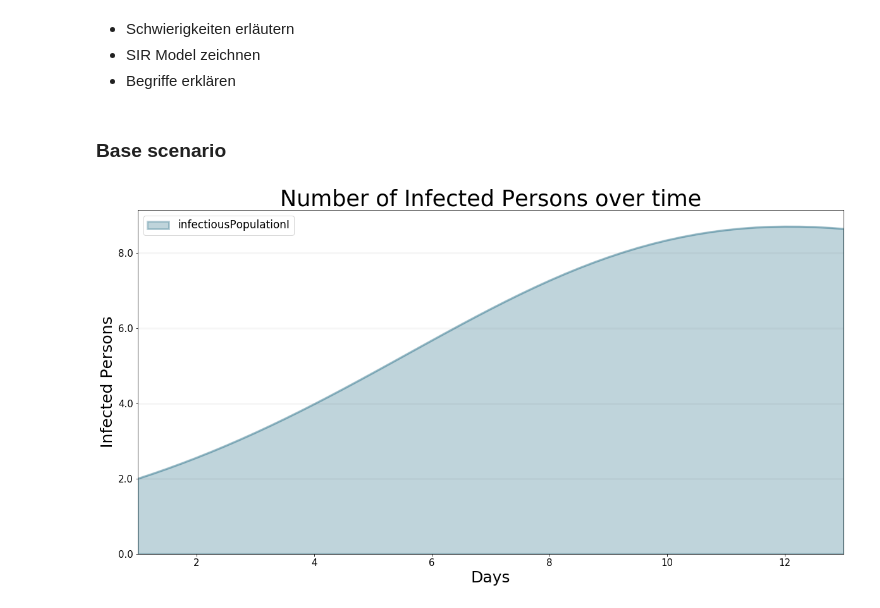
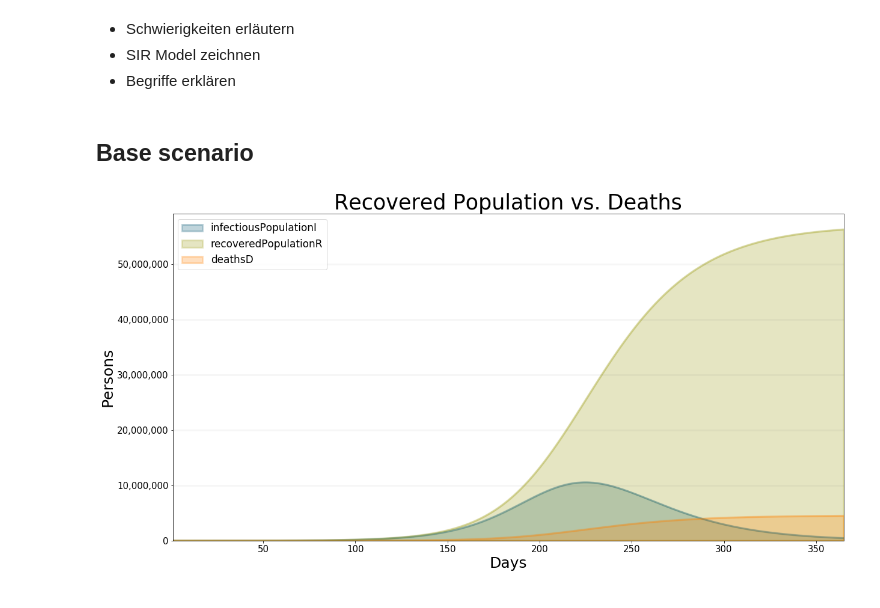
Before and after one commit to transentis/sim-covid-19, a Jupyter notebook: sir_notebook.ipynb, the cells around one changed output. Cells and saved outputs as stored; diff of their text form; code cells hidden in the pictures.

Commit message:
new scenarios and dashboard

```diff
--- a/sir_notebook.ipynb
+++ b/sir_notebook.ipynb
@@ -13,18 +13,18 @@ bptk = bptk()
 - SIR Model zeichnen
 - Begriffe erklären
 # %% [markdown]
-### Base scenario
+## Base scenario
 # %%
 bptk.plot_scenarios(
-    scenario_managers=["smRealistic"],
+    scenario_managers=["smAdvancedRealistic"],
     scenarios=["base"],
-    title="Number of Infected Persons over time",
+    title="Recovered Population vs. Deaths",
     x_label="Days",
-    y_label="Infected Persons",
-    equations=["infectiousPopulationI"],
+    y_label="Persons",
+    equations=["infectiousPopulationI","recoveredPopulationR","deathsD"],
     series_names={
         "infectiousPopulationI" : "infectious Population"
     }
 )
 # %% [output]
-[figure, old version]
+[figure, new version]
```
Also changed, not shown: parts of 18 cells of this notebook, 4 other files.
